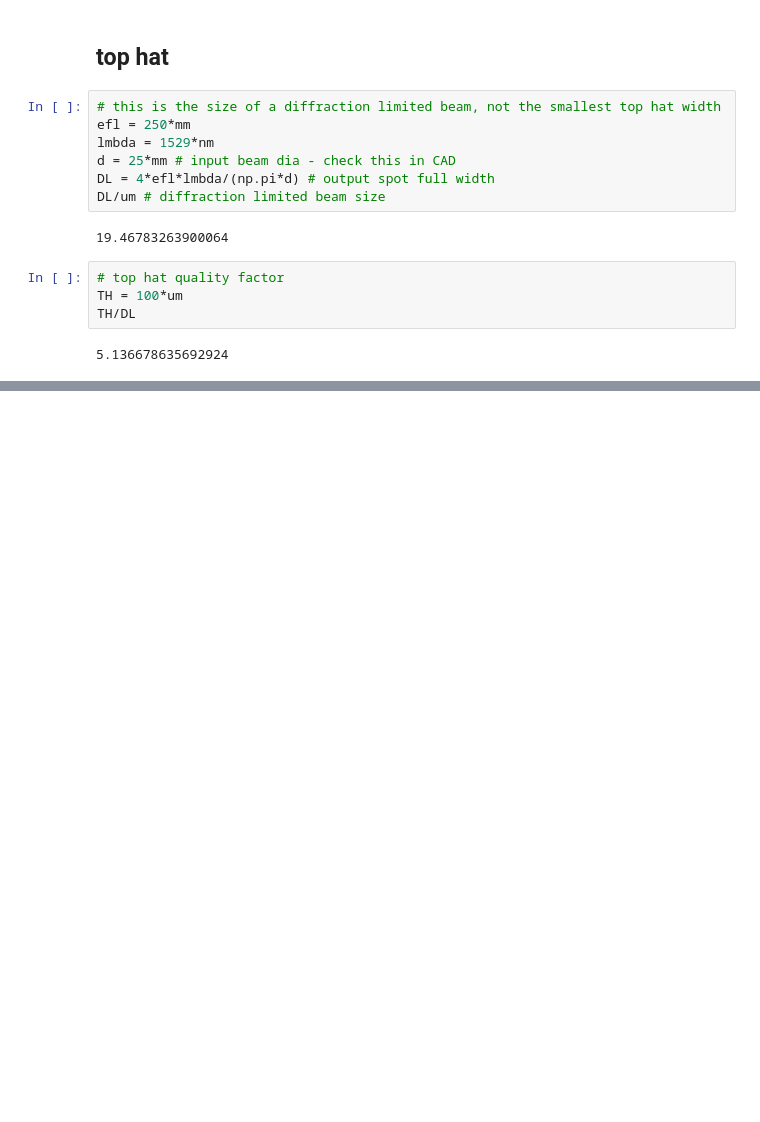
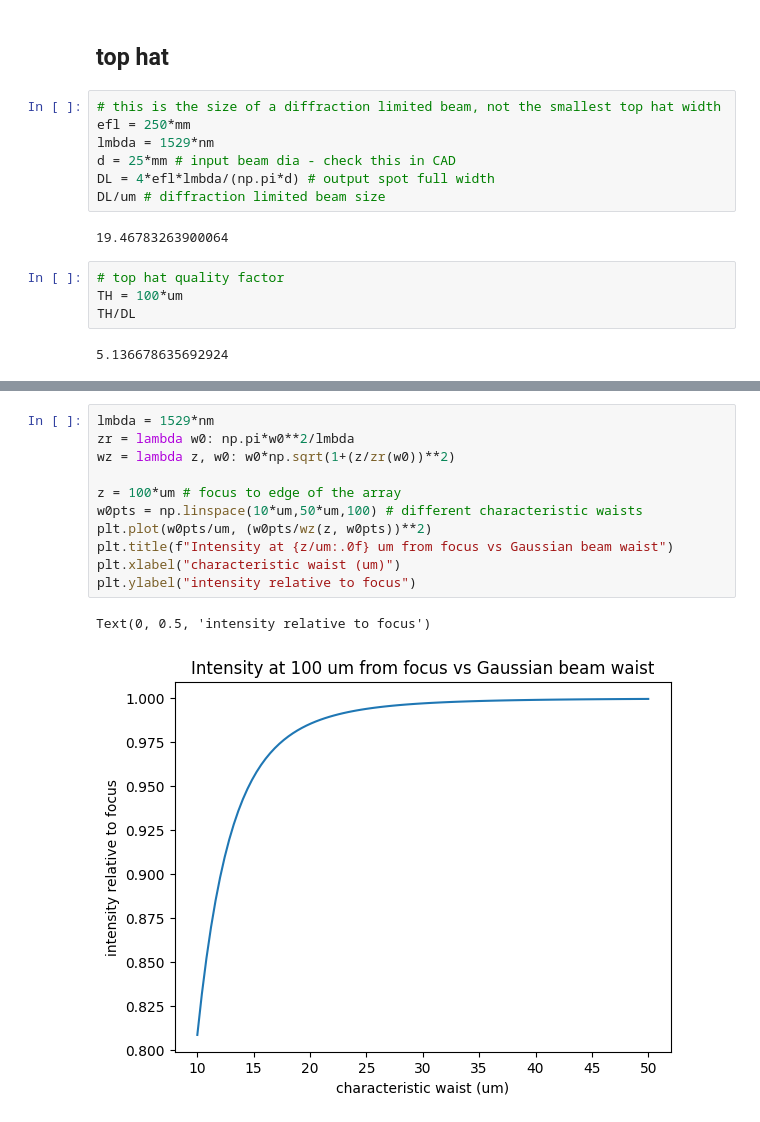
Before and after one commit to prestonhuft/amo-calcs, a Jupyter notebook: hiding_module.ipynb, the cells around one changed output, grey strips where cells are left out. Drawn from its saved outputs; the diff is of its cells as text; blank space fills up the shorter version.

```diff
--- a/hiding_module.ipynb
+++ b/hiding_module.ipynb
@@ -28,0 +186,14 @@ TH/DL
+# %%
+lmbda = 1529*nm
+zr = lambda w0: np.pi*w0**2/lmbda
+wz = lambda z, w0: w0*np.sqrt(1+(z/zr(w0))**2)
+
+z = 100*um # focus to edge of the array
+w0pts = np.linspace(10*um,50*um,100) # different characteristic waists
+plt.plot(w0pts/um, (w0pts/wz(z, w0pts))**2)
+plt.title(f"Intensity at {z/um:.0f} um from focus vs Gaussian beam waist")
+plt.xlabel("characteristic waist (um)")
+plt.ylabel("intensity relative to focus")
+# %% [output]
+Text(0, 0.5, 'intensity relative to focus')
+[figure, added]
```
Also changed, not shown: parts of 24 cells of this notebook.
